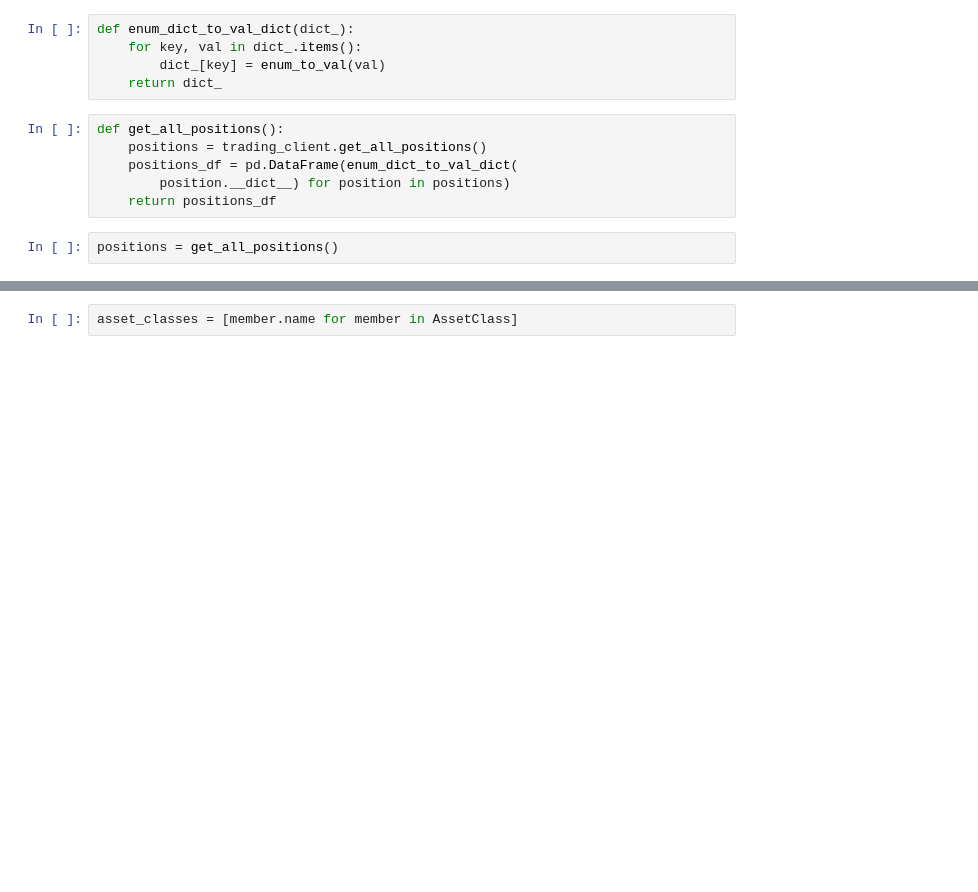
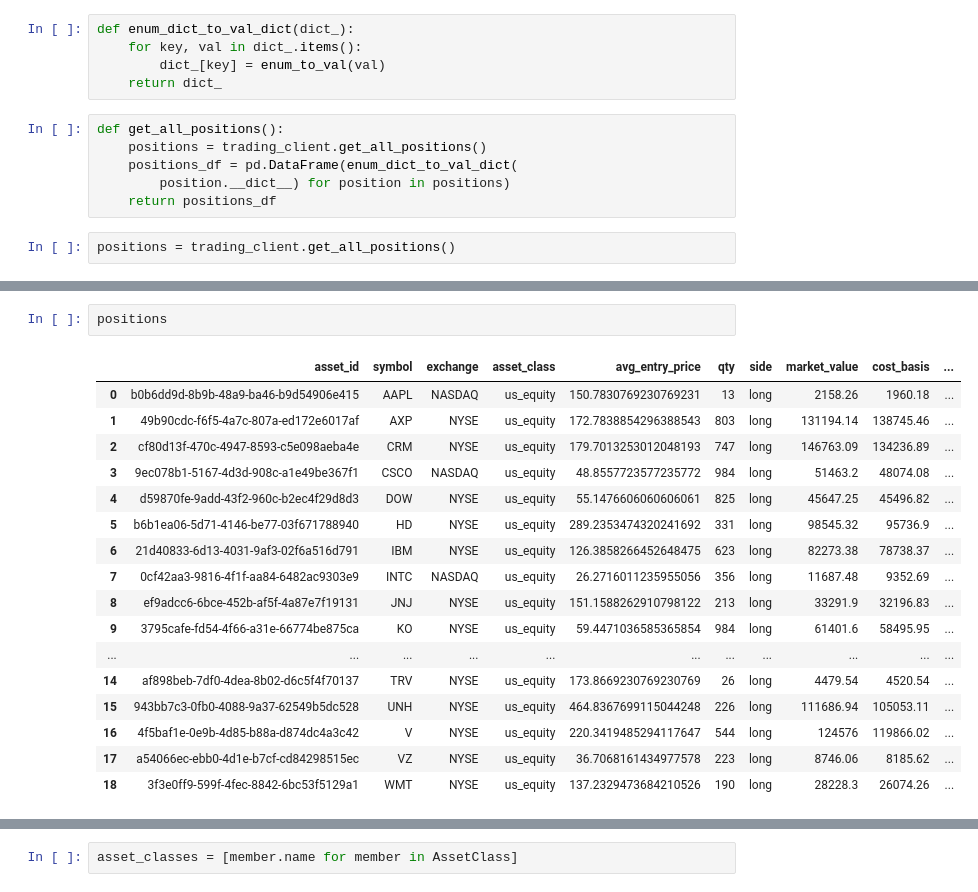
Before and after one commit to RezaSoleymanifar/neural, a Jupyter notebook: notebooks/api.ipynb, the cells around one changed output, grey strips where cells are left out. Drawn from its saved outputs; the diff is of its cells as text; blank space fills up the shorter version.

```diff
--- a/notebooks/api.ipynb
+++ b/notebooks/api.ipynb
@@ -162,4 +168,4 @@ def get_all_positions():
         position.__dict__) for position in positions)
     return positions_df
 # %%
-positions = get_all_positions()
+positions = trading_client.get_all_positions()
@@ -165,0 +192,20 @@ positions = get_all_positions()
+# %%
+positions
+# %% [output]
+|  | asset_id | symbol | exchange | asset_class | avg_entry_price | qty | side | market_value | cost_basis | ... |
+| 0 | b0b6dd9d-8b9b-48a9-ba46-b9d54906e415 | AAPL | NASDAQ | us_equity | 150.7830769230769231 | 13 | long | 2158.26 | 1960.18 | ... |
+| 1 | 49b90cdc-f6f5-4a7c-807a-ed172e6017af | AXP | NYSE | us_equity | 172.7838854296388543 | 803 | long | 131194.14 | 138745.46 | ... |
+| 2 | cf80d13f-470c-4947-8593-c5e098aeba4e | CRM | NYSE | us_equity | 179.7013253012048193 | 747 | long | 146763.09 | 134236.89 | ... |
+| 3 | 9ec078b1-5167-4d3d-908c-a1e49be367f1 | CSCO | NASDAQ | us_equity | 48.8557723577235772 | 984 | long | 51463.2 | 48074.08 | ... |
+| 4 | d59870fe-9add-43f2-960c-b2ec4f29d8d3 | DOW | NYSE | us_equity | 55.1476606060606061 | 825 | long | 45647.25 | 45496.82 | ... |
+| 5 | b6b1ea06-5d71-4146-be77-03f671788940 | HD | NYSE | us_equity | 289.2353474320241692 | 331 | long | 98545.32 | 95736.9 | ... |
+| 6 | 21d40833-6d13-4031-9af3-02f6a516d791 | IBM | NYSE | us_equity | 126.3858266452648475 | 623 | long | 82273.38 | 78738.37 | ... |
+| 7 | 0cf42aa3-9816-4f1f-aa84-6482ac9303e9 | INTC | NASDAQ | us_equity | 26.2716011235955056 | 356 | long | 11687.48 | 9352.69 | ... |
+| 8 | ef9adcc6-6bce-452b-af5f-4a87e7f19131 | JNJ | NYSE | us_equity | 151.1588262910798122 | 213 | long | 33291.9 | 32196.83 | ... |
+| 9 | 3795cafe-fd54-4f66-a31e-66774be875ca | KO | NYSE | us_equity | 59.4471036585365854 | 984 | long | 61401.6 | 58495.95 | ... |
+| ... | ... | ... | ... | ... | ... | ... | ... | ... | ... | ... |
+| 14 | af898beb-7df0-4dea-8b02-d6c5f4f70137 | TRV | NYSE | us_equity | 173.8669230769230769 | 26 | long | 4479.54 | 4520.54 | ... |
+| 15 | 943bb7c3-0fb0-4088-9a37-62549b5dc528 | UNH | NYSE | us_equity | 464.8367699115044248 | 226 | long | 111686.94 | 105053.11 | ... |
+| 16 | 4f5baf1e-0e9b-4d85-b88a-d874dc4a3c42 | V | NYSE | us_equity | 220.3419485294117647 | 544 | long | 124576 | 119866.02 | ... |
+| 17 | a54066ec-ebb0-4d1e-b7cf-cd84298515ec | VZ | NYSE | us_equity | 36.7068161434977578 | 223 | long | 8746.06 | 8185.62 | ... |
+| 18 | 3f3e0ff9-599f-4fec-8842-6bc53f5129a1 | WMT | NYSE | us_equity | 137.2329473684210526 | 190 | long | 28228.3 | 26074.26 | ... |
```
Also changed, not shown: parts of 15 cells of this notebook, 6 other files.
